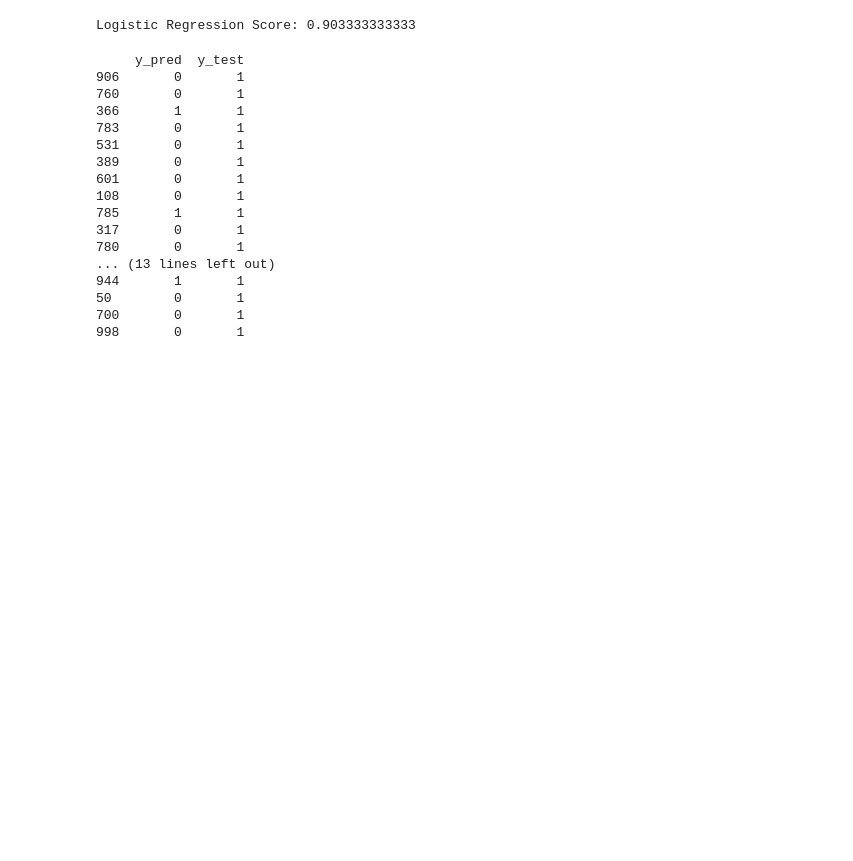
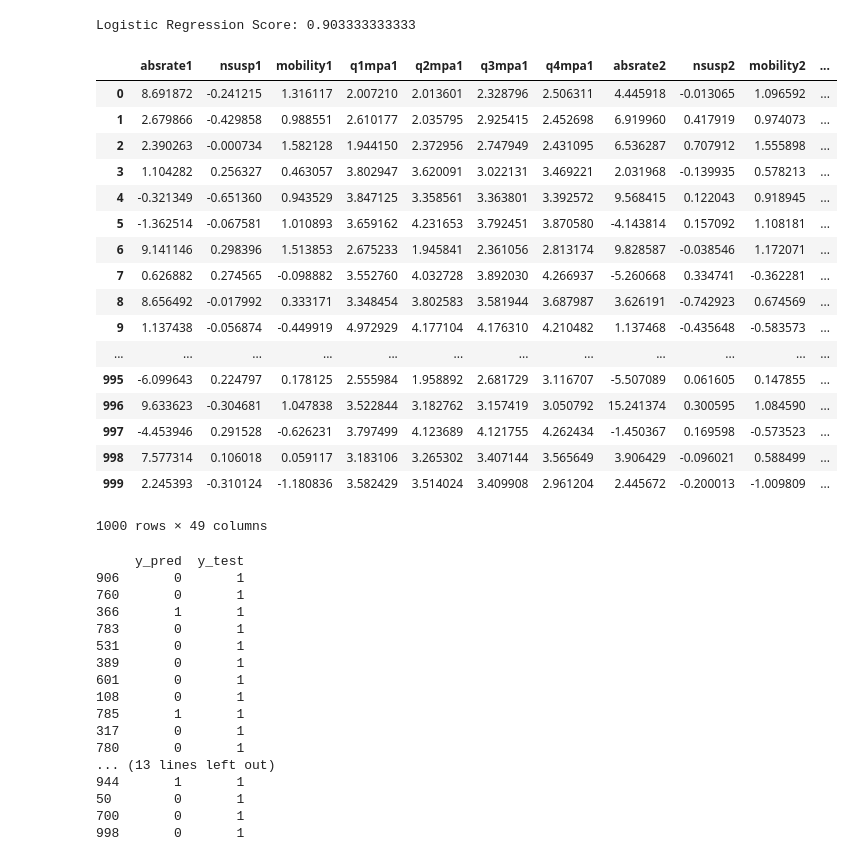
Before and after one commit to shrirambalakrishnan/dropouts_prediction, a Jupyter notebook: logistic_regression.ipynb, the cells around one changed output. Saved outputs shown, nothing was run; the diff lists cells and outputs as text; code cells hidden in the pictures; blank space fills up the shorter version.

```diff
--- a/logistic_regression.ipynb
+++ b/logistic_regression.ipynb
@@ -1,29 +1,49 @@
 # %%
 import pandas as pd
 import numpy as np
 from sklearn.linear_model import LogisticRegression
 from sklearn import model_selection
 from sklearn.model_selection import train_test_split
 from sklearn.model_selection import cross_val_score
 
 # # Trying out
 # import seaborn as sns
 # sns.set(style="white")
 # sns.set(style="whitegrid", color_codes=True)
 
 df = pd.read_csv('./simulated_data.csv')
 df_without_id = df.drop('id', 1)
 
 X = df_without_id[:].drop('nograd', 1)
 y = df_without_id.loc[:, 'nograd']
 
 X_train, X_test, y_train, y_test = train_test_split(X, y, test_size=0.3, random_state=0)
 log_reg = LogisticRegression().fit(X_train, y_train)
 y_pred = log_reg.predict(X_test)
 log_reg_score = log_reg.score(X_test, y_test)
 print("Logistic Regression Score: %s" % (log_reg_score))
+
+X
 # %% [output]
 Logistic Regression Score: 0.903333333333
+|  | absrate1 | nsusp1 | mobility1 | q1mpa1 | q2mpa1 | q3mpa1 | q4mpa1 | absrate2 | nsusp2 | mobility2 | ... |
+| 0 | 8.691872 | -0.241215 | 1.316117 | 2.007210 | 2.013601 | 2.328796 | 2.506311 | 4.445918 | -0.013065 | 1.096592 | ... |
+| 1 | 2.679866 | -0.429858 | 0.988551 | 2.610177 | 2.035795 | 2.925415 | 2.452698 | 6.919960 | 0.417919 | 0.974073 | ... |
+| 2 | 2.390263 | -0.000734 | 1.582128 | 1.944150 | 2.372956 | 2.747949 | 2.431095 | 6.536287 | 0.707912 | 1.555898 | ... |
+| 3 | 1.104282 | 0.256327 | 0.463057 | 3.802947 | 3.620091 | 3.022131 | 3.469221 | 2.031968 | -0.139935 | 0.578213 | ... |
+| 4 | -0.321349 | -0.651360 | 0.943529 | 3.847125 | 3.358561 | 3.363801 | 3.392572 | 9.568415 | 0.122043 | 0.918945 | ... |
+| 5 | -1.362514 | -0.067581 | 1.010893 | 3.659162 | 4.231653 | 3.792451 | 3.870580 | -4.143814 | 0.157092 | 1.108181 | ... |
+| 6 | 9.141146 | 0.298396 | 1.513853 | 2.675233 | 1.945841 | 2.361056 | 2.813174 | 9.828587 | -0.038546 | 1.172071 | ... |
+| 7 | 0.626882 | 0.274565 | -0.098882 | 3.552760 | 4.032728 | 3.892030 | 4.266937 | -5.260668 | 0.334741 | -0.362281 | ... |
+| 8 | 8.656492 | -0.017992 | 0.333171 | 3.348454 | 3.802583 | 3.581944 | 3.687987 | 3.626191 | -0.742923 | 0.674569 | ... |
+| 9 | 1.137438 | -0.056874 | -0.449919 | 4.972929 | 4.177104 | 4.176310 | 4.210482 | 1.137468 | -0.435648 | -0.583573 | ... |
+| ... | ... | ... | ... | ... | ... | ... | ... | ... | ... | ... | ... |
+| 995 | -6.099643 | 0.224797 | 0.178125 | 2.555984 | 1.958892 | 2.681729 | 3.116707 | -5.507089 | 0.061605 | 0.147855 | ... |
+| 996 | 9.633623 | -0.304681 | 1.047838 | 3.522844 | 3.182762 | 3.157419 | 3.050792 | 15.241374 | 0.300595 | 1.084590 | ... |
+| 997 | -4.453946 | 0.291528 | -0.626231 | 3.797499 | 4.123689 | 4.121755 | 4.262434 | -1.450367 | 0.169598 | -0.573523 | ... |
+| 998 | 7.577314 | 0.106018 | 0.059117 | 3.183106 | 3.265302 | 3.407144 | 3.565649 | 3.906429 | -0.096021 | 0.588499 | ... |
+| 999 | 2.245393 | -0.310124 | -1.180836 | 3.582429 | 3.514024 | 3.409908 | 2.961204 | 2.445672 | -0.200013 | -1.009809 | ... |
+1000 rows × 49 columns
 # %%
 pred_test_values = pd.DataFrame( {'y_pred': y_pred, 'y_test': y_test} )
 true_and_false_positives = pred_test_values.loc[ pred_test_values['y_test'] == 1 ]
```
Also changed, not shown: parts of 13 cells of this notebook, 2 other files.
